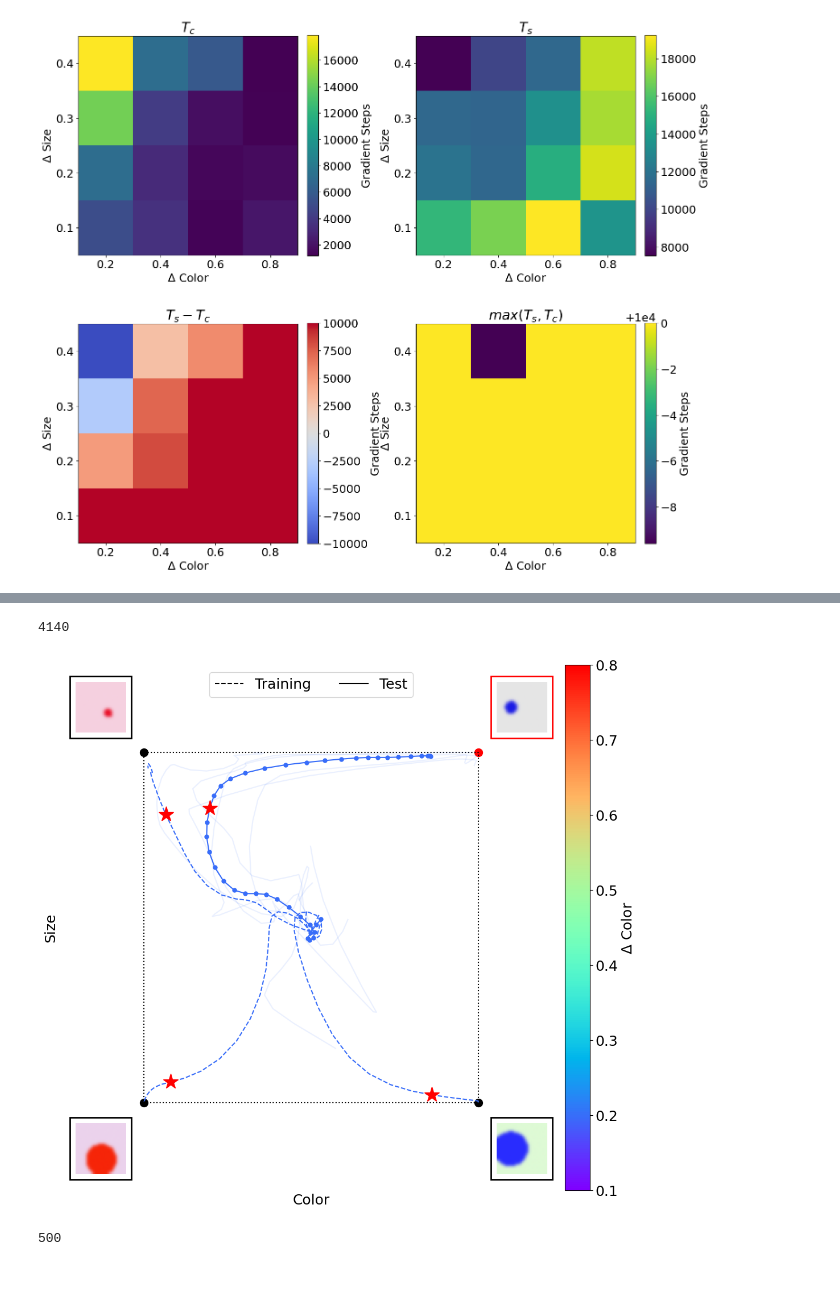
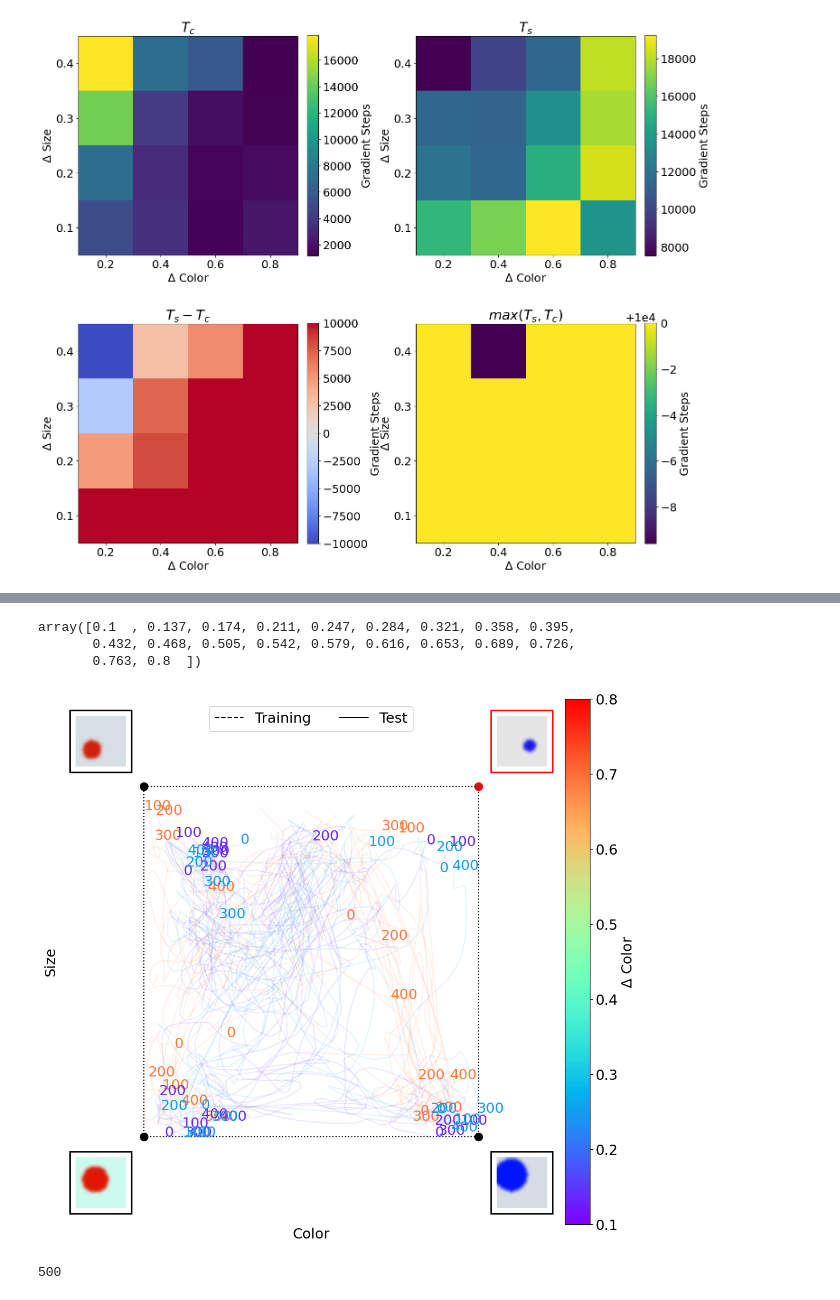
Before and after one commit to cfpark00/concept-learning, a Jupyter notebook: notebooks/MI_image_final.ipynb, the cells around one changed output, grey strips where cells are left out. Saved outputs shown, nothing was run; the diff lists cells and outputs as text; code cells hidden in the pictures.

```diff
--- a/notebooks/MI_image_final.ipynb
+++ b/notebooks/MI_image_final.ipynb
@@ -285,21 +253,26 @@ plt.tight_layout()
 #_=plt.scatter((t_sizes-t_cols),np.maximum(t_sizes,t_cols),s=10)
 #plt.xlabel(r"$T_s-T_c$")
 # %%
+suffix="_w_cfg_3.0"
+#suffix=""
 plot_datass={}
 c=0
-for fol in glob.glob("../data/images_1/2x2_final2/sc4ss4/*/seed=*"):
+#for fol in glob.glob("../data/images_1/2x2_final2/sc4ss4/*/seed=*"):
 #for fol in glob.glob("../data/images_1/2x2_final2/col_sweep/*/seed=*"):
 #for fol in glob.glob("../data/images_1/2x2_final2/col_sweep_gamma1/*/seed=*"):
 #for fol in glob.glob("../data/images_1/2x2_final2/col_sweep_inis=0.1/*/seed=*"):
 #for fol in glob.glob("../data/images_1/2x2_final2/col_sweep_wd=0.05/*/seed=*"):
 #for fol in glob.glob("../data/images_1/2x2_final2/col_sweep_det/*/seed=*"):
+for fol in glob.glob("../data/images_1/2x2_final2/col_sweep_cfg_long3/*/seed=*"):
+    seed=int(fol.split("seed=")[1])
     parentfolname=os.path.basename(os.path.dirname(fol))
     sep_col=parentfolname.split("sep_col=")[1].split("_")[0]
     sep_size=parentfolname.split("sep_size=")[1].split("_")[0]
-    plot_data_file=os.path.join(fol,"plot_data.pth")
+    plot_data_file=os.path.join(fol,f"plot_data{suffix}.pth")
     if not os.path.exists(plot_data_file):
         continue
     plot_data=torch.load(plot_data_file)
+    plot_data["seed"]=seed
     plot_data["sep_col"]=sep_col
     plot_data["sep_size"]=sep_size
     plot_datass.setdefault((sep_col,sep_size),[]).append(plot_data)
@@ -327,11 +304,27 @@ cmap="rainbow"
 norm = mcolors.Normalize(vmin=0.1, vmax=0.8)
 def sep_col_to_color(sep_col,cmap="gnuplot"):
     return matplotlib.colormaps[cmap](norm(float(sep_col)))
+# %%
+np.sort(sep_cols)
+# %% [output]
+array([0.1  , 0.137, 0.174, 0.211, 0.247, 0.284, 0.321, 0.358, 0.395,
+       0.432, 0.468, 0.505, 0.542, 0.579, 0.616, 0.653, 0.689, 0.726,
+       0.763, 0.8  ])
+# %%
+#sel=["0.1","0.174","0.247","0.321","0.395","0.468","0.542","0.616","0.689","0.763","0.8"]
+sel=["0.137","0.247","0.395","0.542","0.689","0.8"]
+sel=["0.137","0.247","0.689"]
 # %%
 plt.figure(figsize=(12,12))
 plt.plot([0,1,1,0,0,0],[0,0,1,1,0,0],c="k",ls=":")
 plt.scatter([0,0,1],[0,1,0],c="k",s=100)
 plt.scatter([1],[1],c="r",s=100)
+
+plot_star=False
+plot_singles=True
+plot_mean=False
+single_seeds=[0,100,200,300,400]
+
 trajs_trss=[]
 trajs_tess=[]
 sep_cols=[]
@@ -341,11 +334,12 @@ for key in plot_datass.keys():
     sep_size=key[1]
     sep_cols.append(float(sep_col))
     sep_sizes.append(float(sep_size))
-    if sep_col!="0.2" or sep_size!="0.4":
+    if sep_col not in sel:
         continue
     plot_datas=plot_datass[key]
     classprobs_pred_trs=[]
     classprobs_pred_tes=[]
+    seeds=[]
     for plot_data in plot_datas:
         classprobs_pred_tr=np.array(plot_data['classprobs_pred_tr'])[...,1]
         l_tr=np.array(plot_data['l_tr'])
@@ -353,6 +347,7 @@ for key in plot_datass.keys():
         classprobs_pred_te=np.array(plot_data['classprobs_pred_te'])[...,1]
         classprobs_pred_tes.append(classprobs_pred_te)
         l_te=np.array(plot_data['l_te'])
+        seeds.append(plot_data["seed"])
     classprobs_pred_trs=np.stack(classprobs_pred_trs,axis=0)
     classprobs_pred_tes=np.stack(classprobs_pred_tes,axis=0)
     #loop for tr
@@ -368,16 +363,34 @@ for key in plot_datass.keys():
     trajs_trss.append(trajs_trs)
     trajs_tess.append(trajs_te)
     color=sep_col_to_color(sep_col,cmap=cmap)
-    plt.plot(trajs_te[i_step_min:,0],trajs_te[i_step_min:,1],marker="o",c=color,markersize=5)
-    for traj_te_single in classprobs_pred_tes[:,:,:,l_te==3].mean(3):
-        traj_smooth=sim.gaussian_filter1d(traj_te_single,2.0,axis=0,truncate=6.0)
-        plt.plot(traj_smooth[i_step_min:,0],traj_smooth[i_step_min:,1],c=color,alpha=0.1)
-    i_star=20
-    print(save_steps[i_star])
-    plt.plot(trajs_te[i_star,0],trajs_te[i_star,1],marker="*",c="r",markersize=20)
-    for i in range(3):
-        plt.plot(trajs_trs[i,i_step_min:,0],trajs_trs[i,i_step_min:,1],ls="--",c=color)
-        plt.plot(trajs_trs[i,i_star,0],trajs_trs[i,i_star,1],marker="*",c="r",markersize=20)
+
+    if plot_mean:
+        plt.plot(trajs_te[i_step_min:,0],trajs_te[i_step_min:,1],marker="o",c=color,markersize=5)
+        for i in range(3):
+            plt.plot(trajs_trs[i,i_step_min:,0],trajs_trs[i,i_step_min:,1],ls="--",c=color)
+
+    if plot_singles:
+        for i_seed,traj_te_single in enumerate(classprobs_pred_tes[:,:,:,l_te==3].mean(3)):
+            seed=seeds[i_seed]
+            if seed not in single_seeds:
+                continue
+            traj_smooth=sim.gaussian_filter1d(traj_te_single,2.0,axis=0,truncate=6.0)
+            plt.plot(traj_smooth[i_step_min:,0],traj_smooth[i_step_min:,1],c=color,alpha=0.1)
+            plt.annotate(str(seed),(traj_smooth[-1,0],traj_smooth[-1,1]),c=color)
+        for i in range(3):
+            for i_seed,traj_tr_single in enumerate(classprobs_pred_trs[:,:,:,l_tr==i].mean(3)):
+                seed=seeds[i_seed]
+                if seed not in single_seeds:
+                    continue
+                traj_smooth=sim.gaussian_filter1d(traj_tr_single,2.0,axis=0,truncate=6.0)
+                plt.plot(traj_smooth[i_step_min:,0],traj_smooth[i_step_min:,1],c=color,alpha=0.1)
+                plt.annotate(str(seed),(traj_smooth[-1,0],traj_smooth[-1,1]),c=color)
+    if plot_star:
+        print("star step",save_steps[i_star])
+        i_star=20
+        plt.plot(trajs_te[i_star,0],trajs_te[i_star,1],marker="*",c="r",markersize=20)
+        for i in range(3):
+            plt.plot(trajs_trs[i,i_star,0],trajs_trs[i,i_star,1],marker="*",c="r",markersize=20)
 
 trajs_trss=np.stack(trajs_trss,axis=0)
 trajs_tess=np.stack(trajs_tess,axis=0)
@@ -386,35 +399,34 @@ plt.xlim(-0.25,1.25)
 plt.ylim(-0.25,1.25)
 plt.xticks([])
 plt.yticks([])
 plt.box(False)
 plt.ylabel("Size")
 plt.xlabel("Color")
 plt.plot([],[],c="k",ls="--",label="Training")
 plt.plot([],[],c="k",label="Test")
 plt.legend(loc="upper center",ncol=2)
 
 from matplotlib.offsetbox import OffsetImage, AnnotationBbox
 images=[]
 for l in [0,1,2,3]:
     i=np.random.randint(32)
     image=x_tr[l_tr==l][i].transpose(2,1,0) if l in [0,1,2] else x_te[l_te==l][i].transpose(2,1,0)
     images.append(image)
     imagebox = OffsetImage(image, zoom = 2.0)
     s=0.13
     coord={0:[0.-s,0.-s],1:[0.-s,1.+s],2:[1.+s,0.-s],3:[1.+s,1.+s]}[l]
     ab = AnnotationBbox(imagebox, coord, frameon = True ,bboxprops=dict(edgecolor="k" if l in [0,1,2] else "r",lw=2))
     plt.gca().add_artist(ab)
 images=np.stack(images,axis=0)
 
 divider = make_axes_locatable(plt.gca())
 cax = divider.append_axes("right", size="5%", pad=0.05)
 sm = plt.cm.ScalarMappable(cmap=cmap, norm=norm)
 cbar = plt.colorbar(sm,cax=cax)
 cbar.set_label(r"$\Delta$ Color")
 #plt.savefig("../figures/final/training_dynamics_sep_col_wd=0.05.png")
 # %% [output]
-4140
-[figure, old version]
+[figure, new version]
 # %%
 """
 save_dict={"trajs_trss":trajs_trss,
```
Also changed, not shown: parts of 9 cells of this notebook, 10 other files.
